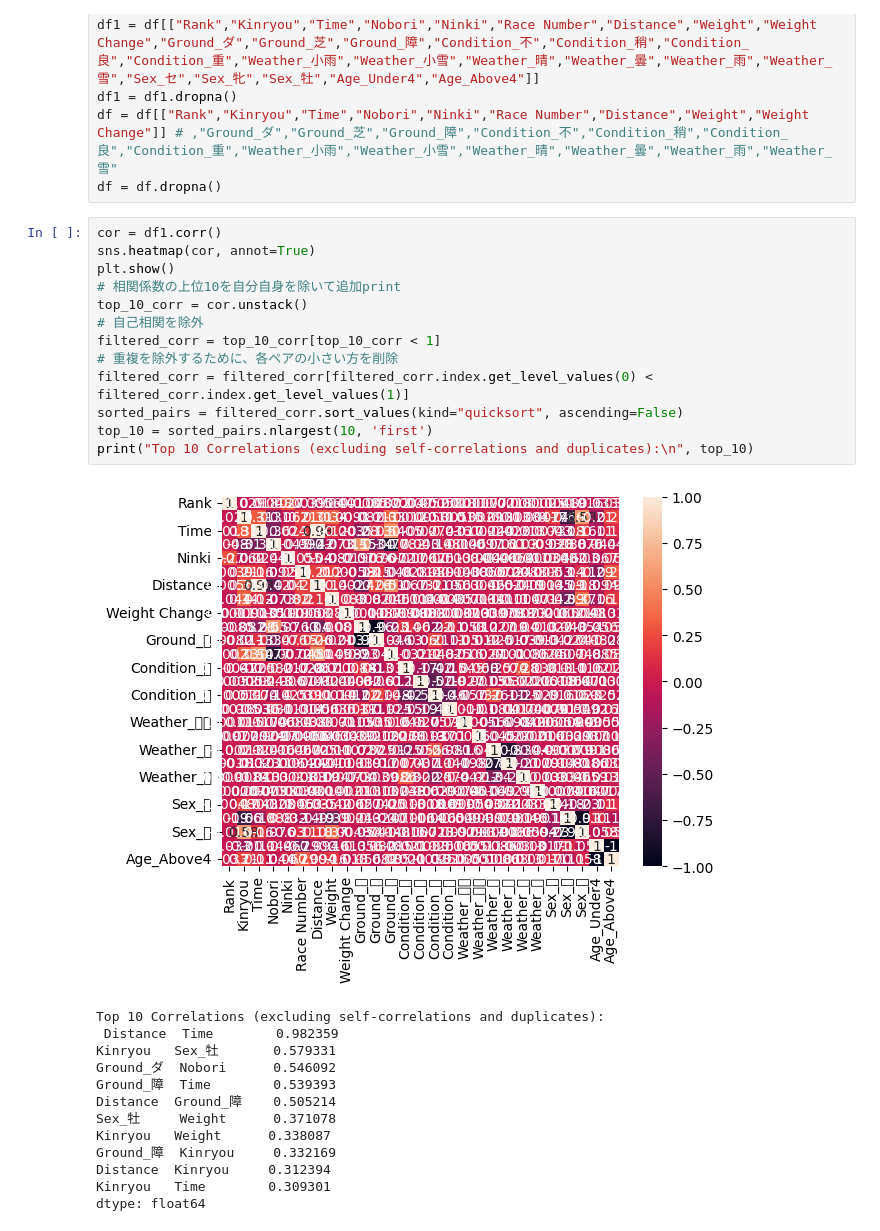
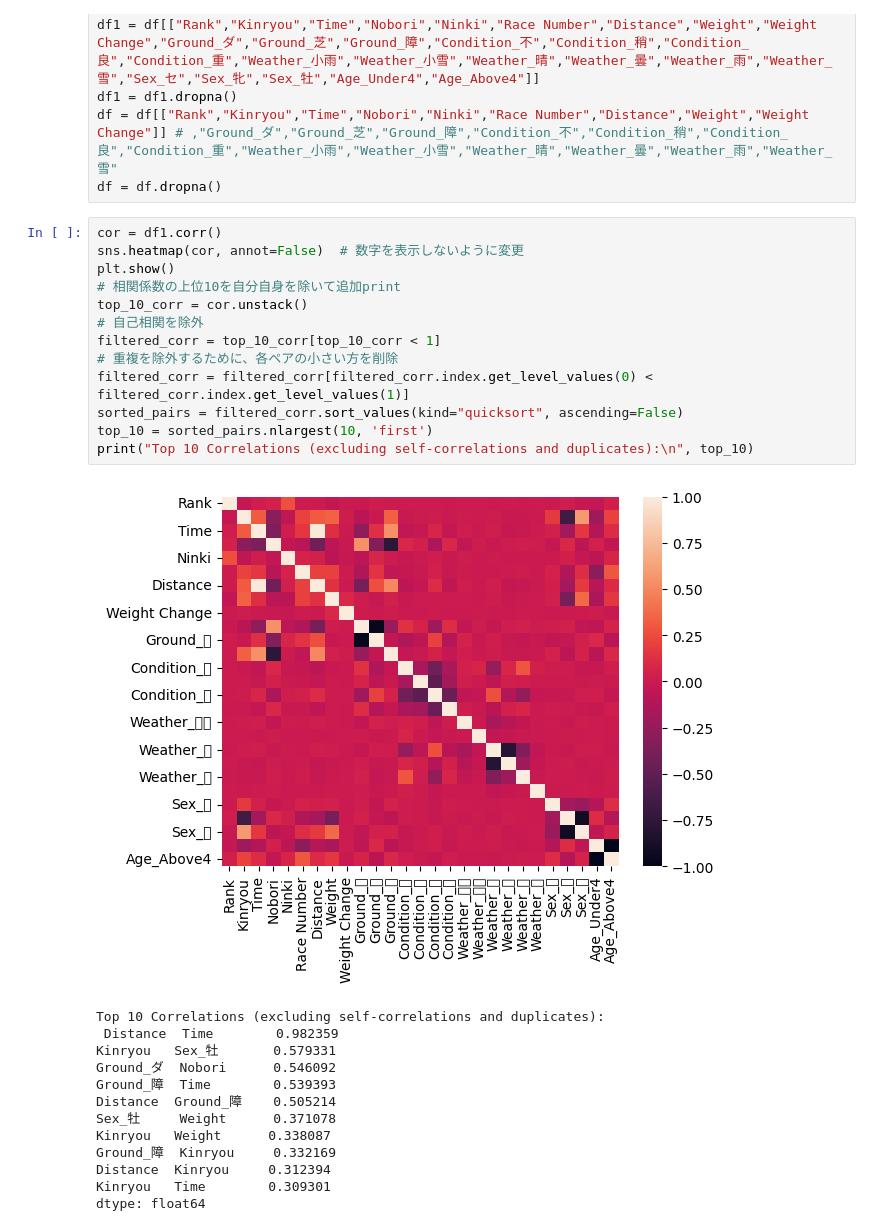
Before and after one commit to yuutaro/ProjectTeam5, a Jupyter notebook: workspace/team1/notebook/soukan.ipynb, the cells around one changed output. Drawn from its saved outputs; the diff is of its cells as text.

```diff
--- a/workspace/team1/notebook/soukan.ipynb
+++ b/workspace/team1/notebook/soukan.ipynb
@@ -111,19 +111,19 @@ df = df[["Rank","Kinryou","Time","Nobori","Ninki","Race Number","Distance","Weig
 df = df.dropna()
 # %%
 cor = df1.corr()
-sns.heatmap(cor, annot=True)
+sns.heatmap(cor, annot=False)  # 数字を表示しないように変更
 plt.show()
 # 相関係数の上位10を自分自身を除いて追加print
 top_10_corr = cor.unstack()
 # 自己相関を除外
 filtered_corr = top_10_corr[top_10_corr < 1]
 # 重複を除外するために、各ペアの小さい方を削除
 filtered_corr = filtered_corr[filtered_corr.index.get_level_values(0) < filtered_corr.index.get_level_values(1)]
 sorted_pairs = filtered_corr.sort_values(kind="quicksort", ascending=False)
 top_10 = sorted_pairs.nlargest(10, 'first')
 print("Top 10 Correlations (excluding self-correlations and duplicates):\n", top_10)
 # %% [output]
-[figure, old version]
+[figure, new version]
 Top 10 Correlations (excluding self-correlations and duplicates):
  Distance  Time        0.982359
 Kinryou   Sex_牡       0.579331
```
Also changed, not shown: 2 other files.
